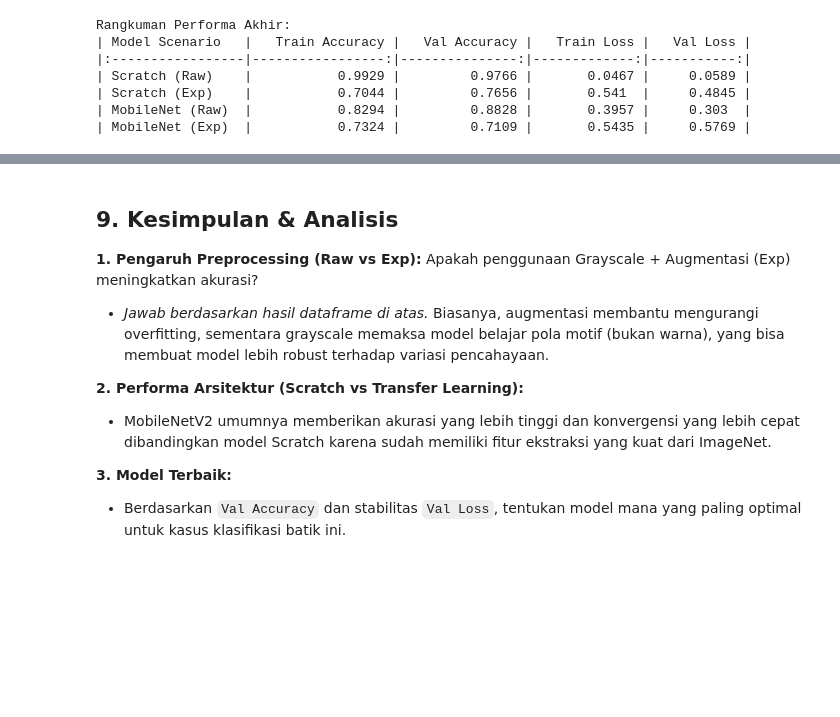
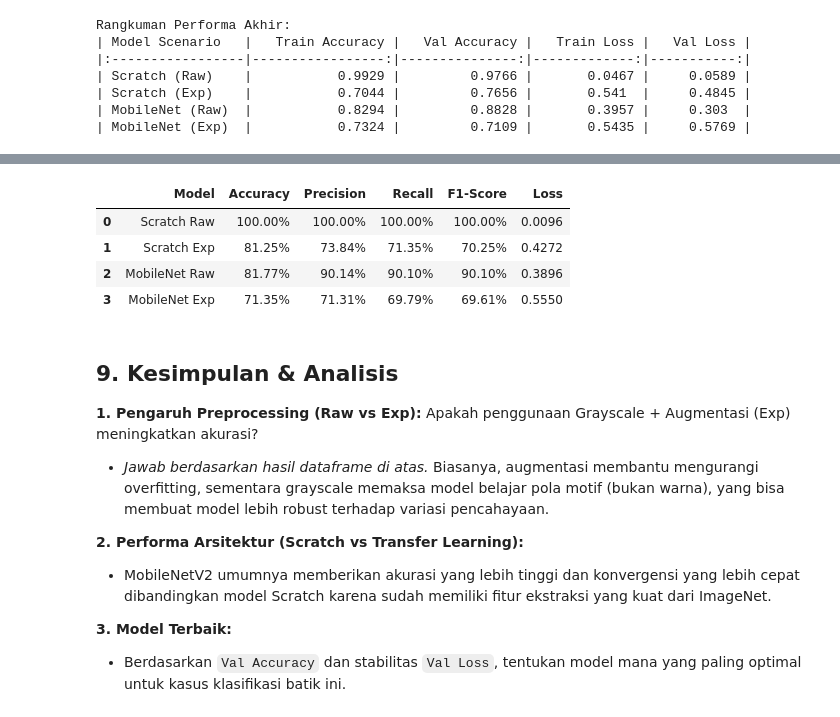
Before and after one commit to iDesxtop/Kelompok_3_Tugas_4_CNN, a Jupyter notebook: CNN_revised2.ipynb, the cells around one changed output, grey strips where cells are left out. Drawn from its saved outputs; the diff is of its cells as text; code cells hidden in the pictures; blank space fills up the shorter version.

```diff
--- a/CNN_revised2.ipynb
+++ b/CNN_revised2.ipynb
@@ -351,7 +353,29 @@ Rangkuman Performa Akhir:
 | MobileNet (Raw)  |           0.8294 |         0.8828 |       0.3957 |     0.303  |
 | MobileNet (Exp)  |           0.7324 |         0.7109 |       0.5435 |     0.5769 |
 # %%
-# Daftar skenario untuk testing
+# --- Fungsi Bantu untuk Mengambil Label Asli vs Prediksi ---
+def get_predictions_and_labels(model, dataset):
+    """
+    Mengambil semua gambar dari dataset batch, melakukan prediksi,
+    dan mengembalikan array label asli (y_true) serta label prediksi (y_pred).
+    """
+    all_true_labels = []
+    all_pred_labels = []
+
+    for images, labels in dataset:
+        # Prediksi batch
+        preds = model.predict(images, verbose=0)
+        # Ambil kelas dengan probabilitas tertinggi (argmax)
+        pred_labels = np.argmax(preds, axis=1)
+
+        all_true_labels.extend(labels.numpy())
+        all_pred_labels.extend(pred_labels)
+
+    return np.array(all_true_labels), np.array(all_pred_labels)
+
+# --- Loop Evaluasi Skenario ---
+
+# Daftar skenario (sama seperti sebelumnya)
 test_scenarios = [
     ("Scratch Raw", 'model_scratch_raw.keras', raw_test_ds),
     ("Scratch Exp", 'model_scratch_exp.keras', exp_test_ds),
@@ -359,24 +383,55 @@ test_scenarios = [
     ("MobileNet Exp", 'model_mobilenet_exp.keras', exp_test_ds),
 ]
 
-print("\n=== HASIL EVALUASI PADA TEST SET ===")
-results = []
+results_detailed = []
+
+print("\n=== HASIL EVALUASI PADA SEMUA TEST SET ===")
 
 for name, filename, test_ds in test_scenarios:
-    print(f"\nLoading & Testing: {name}...")
+    print(f"\n{'='*40}")
+    print(f"Evaluasi Model: {name}")
+    print(f"{'='*40}")
 
-    # Load model
+    # 1. Load Model
     path = os.path.join(MODEL_SAVE_PATH, filename)
     loaded_model = tf.keras.models.load_model(path)
 
-    # Evaluasi
+    # 2. Dapatkan Prediksi vs Label Asli
+    y_true, y_pred = get_predictions_and_labels(loaded_model, test_ds)
+
+    # 3. Hitung Metrik Rata-rata (Weighted Average)
+    # Weighted memperhitungkan ketidakseimbangan jumlah data per kelas (jika ada)
+    precision, recall, f1, _ = precision_recall_fscore_support(y_true, y_pred, average='weighted')
+
+    # Evaluasi standar (Accuracy & Loss)
     loss, accuracy = loaded_model.evaluate(test_ds, verbose=0)
-    print(f"Accuracy: {accuracy:.2%}, Loss: {loss:.4f}")
 
-    results.append({'Model': name, 'Test Accuracy': accuracy, 'Test Loss': loss})
+    # Simpan hasil ke list
+    results_detailed.append({
+        'Model': name,
+        'Accuracy': accuracy,
+        'Precision': precision,
+        'Recall': recall,
+        'F1-Score': f1,
+        'Loss': loss
+    })
 
-# Tampilkan Ringkasan
-print("\n--- Ringkasan Akhir ---")
-df_results = pd.DataFrame(results)
-print(df_results)
+    # 4. Tampilkan Laporan Klasifikasi Per Kelas
+    # Pastikan variable 'class_names' sudah ada dari sel load data sebelumnya
+    print(classification_report(y_true, y_pred, target_names=class_names))
+
+# --- Menampilkan Tabel Perbandingan Akhir ---
+print("\n\n=== RINGKASAN PERFORMA SEMUA MODEL ===")
+df_results = pd.DataFrame(results_detailed)
+
+# Format tampilan angka agar lebih rapi (persentase)
+df_display = df_results.style.format({
+    'Accuracy': '{:.2%}',
+    'Precision': '{:.2%}',
+    'Recall': '{:.2%}',
+    'F1-Score': '{:.2%}',
+    'Loss': '{:.4f}'
+})
+
+display(df_display) # Gunakan display() jika di Jupyter/Colab, atau print(df_results) biasa
 # %% [output]
@@ -404,3 +455,8 @@ Accuracy: 69.79%, Loss: 0.5631
+|  | Model | Accuracy | Precision | Recall | F1-Score | Loss |
+| 0 | Scratch Raw | 100.00% | 100.00% | 100.00% | 100.00% | 0.0096 |
+| 1 | Scratch Exp | 81.25% | 73.84% | 71.35% | 70.25% | 0.4272 |
+| 2 | MobileNet Raw | 81.77% | 90.14% | 90.10% | 90.10% | 0.3896 |
+| 3 | MobileNet Exp | 71.35% | 71.31% | 69.79% | 69.61% | 0.5550 |
 # %% [markdown]
 ## 9. Kesimpulan & Analisis
 
```
Also changed, not shown: parts of 2 cells of this notebook.
